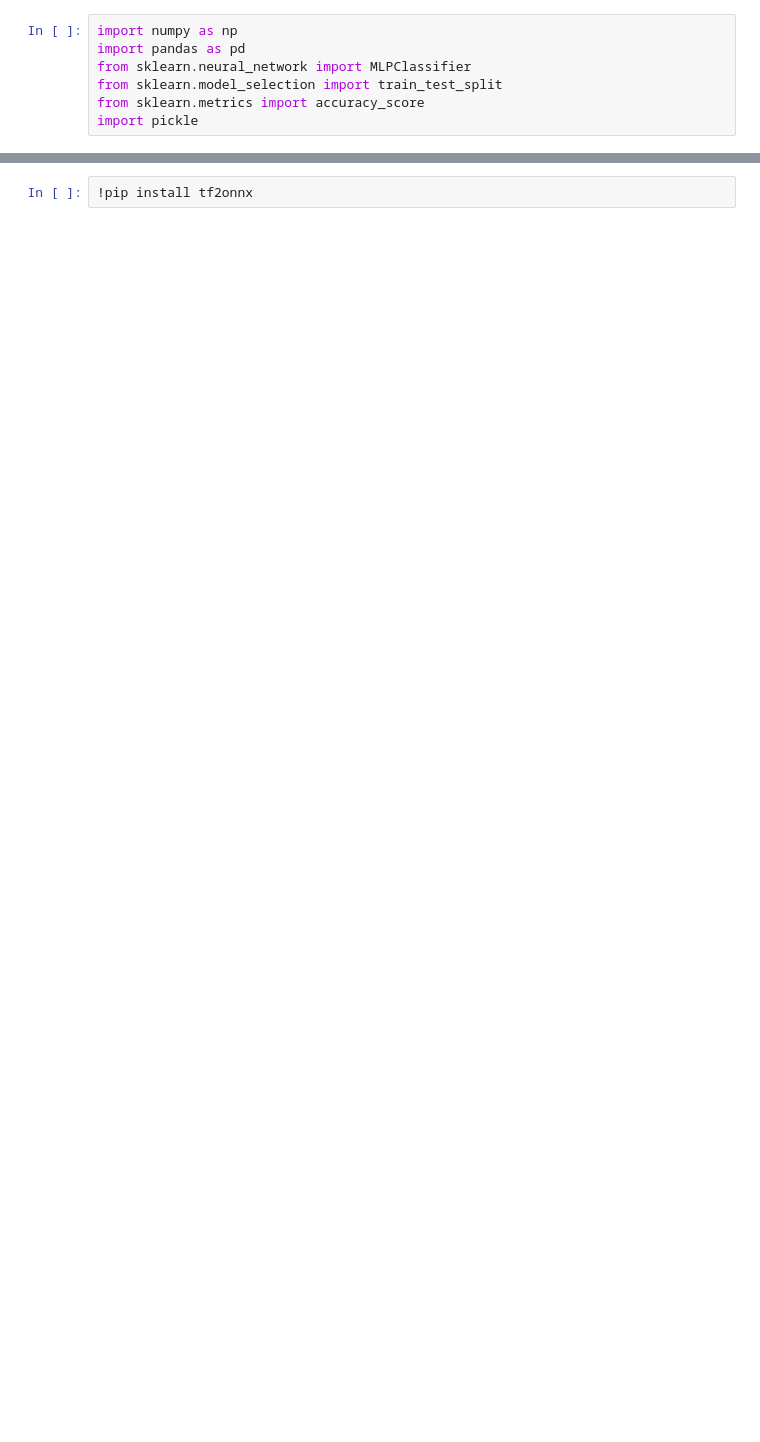
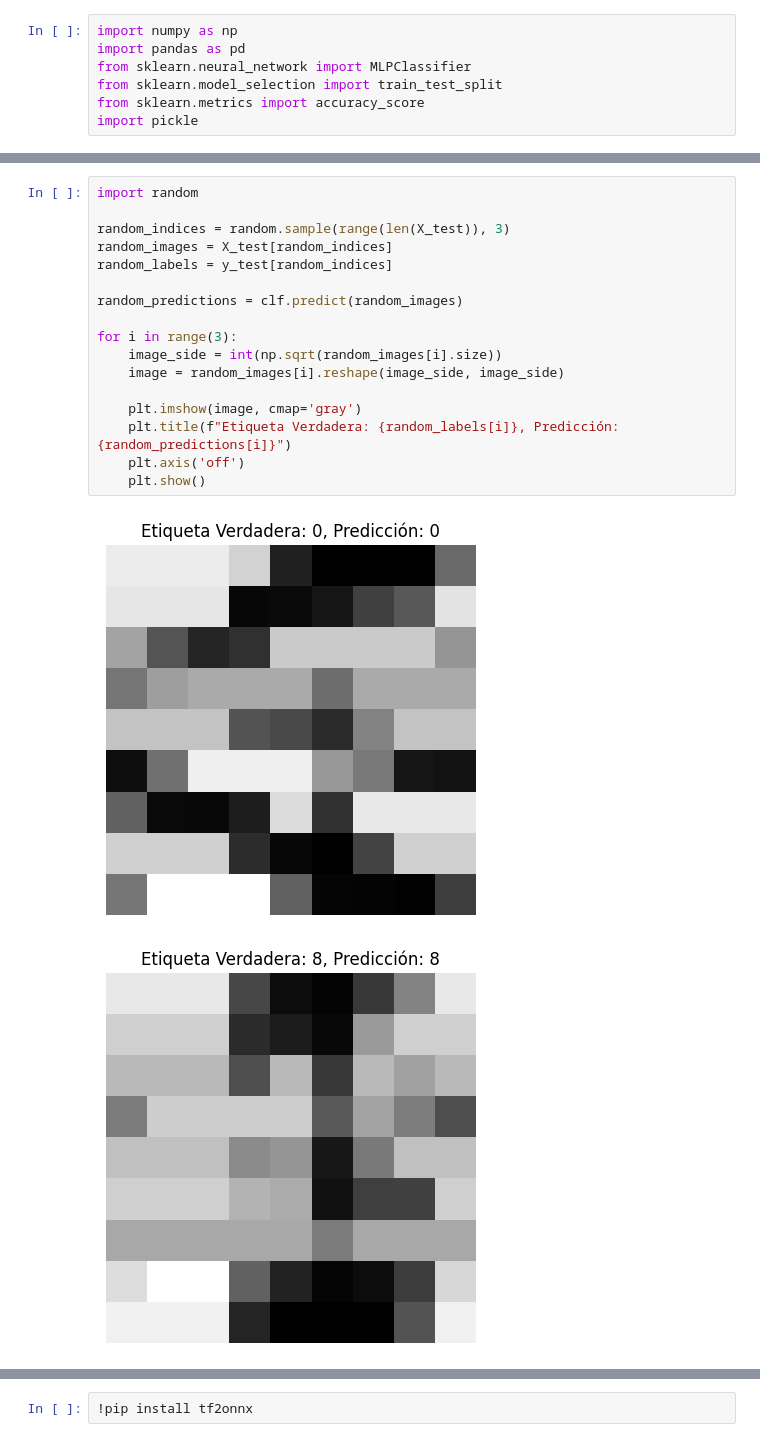
Before and after one commit to kellypaltin/Android-Studio-Computer-Vision-App, a Jupyter notebook: proyectopart2/modelopfhog.ipynb, the cells around one changed output, grey strips where cells are left out. Drawn from its saved outputs; the diff is of its cells as text; blank space fills up the shorter version.

```diff
--- a/proyectopart2/modelopfhog.ipynb
+++ b/proyectopart2/modelopfhog.ipynb
@@ -40,0 +41,20 @@ Testing accuracy: 0.9793333333333333
+# %%
+import random
+
+random_indices = random.sample(range(len(X_test)), 3)
+random_images = X_test[random_indices]
+random_labels = y_test[random_indices]
+
+random_predictions = clf.predict(random_images)
+
+for i in range(3):
+    image_side = int(np.sqrt(random_images[i].size))
+    image = random_images[i].reshape(image_side, image_side)
+
+    plt.imshow(image, cmap='gray')
+    plt.title(f"Etiqueta Verdadera: {random_labels[i]}, Predicción: {random_predictions[i]}")
+    plt.axis('off')
+    plt.show()
+# %% [output]
+[figure, added]
+[figure, added]
```
Also changed, not shown: parts of 6 cells of this notebook.
